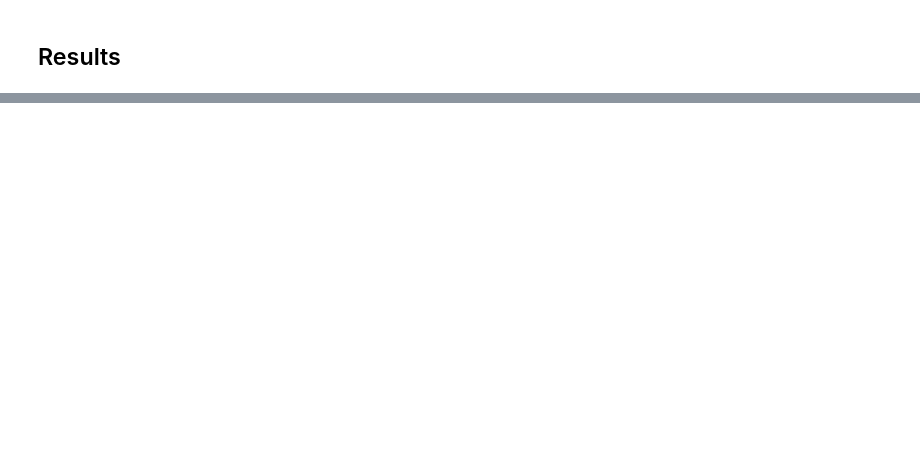
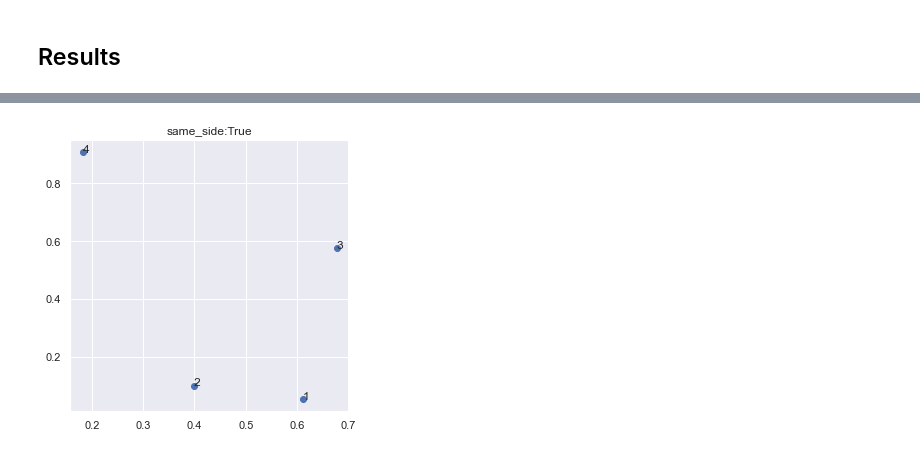
Before and after one commit to abdullah-al-masud/rl-optimize, a Jupyter notebook: main_TSP.ipynb, the cells around one changed output, grey strips where cells are left out. Drawn from its saved outputs; the diff is of its cells as text; code cells hidden in the pictures; blank space fills up the shorter version.

```diff
--- a/main_TSP.ipynb
+++ b/main_TSP.ipynb
@@ -65,0 +270,12 @@ print(solutions['PN_model']['solution'][i])
+# %%
+def cell_prob(h, mask):
+    _h = h * 100 - mask * inf
+    return torch.softmax(_h, 0)
+# %%
+def cell(x, hc):
+    return torch.rand(size), torch.rand(size)
+# %%
+c0 = 0
+h0 = 0
+x = 0
+inf = 10e8
@@ -65,0 +344,20 @@ print(solutions['PN_model']['solution'][i])
+# %%
+def is_same_side(xy1, xy2, xy3, xy4):
+    x1, y1, x2, y2 = xy1[0], xy1[1], xy2[0], xy2[1]
+    sign1 = (y1-y2)*xy3[0] - (x1-x2)*xy3[1] + x1*y2 - x2*y1 > 0
+    sign2 = (y1-y2)*xy4[0] - (x1-x2)*xy4[1] + x1*y2 - x2*y1 > 0
+    if (sign1 and sign2) or (not sign1 and not sign2):
+        return True
+    return False
+# %%
+xy = torch.rand(4, 2)
+
+same_side = is_same_side(xy[0], xy[1], xy[2], xy[3])
+fig, ax = plt.subplots(figsize=(5,5))
+ax.scatter(xy[:,0], xy[:,1])
+ax.set_title('same_side:%s'%same_side)
+for i in range(4):
+    ax.text(xy[i,0], xy[i,1], str(i+1))
+plt.show()
+# %% [output]
+[figure, added]
```
Also changed, not shown: parts of 39 cells of this notebook, 21 other files.
